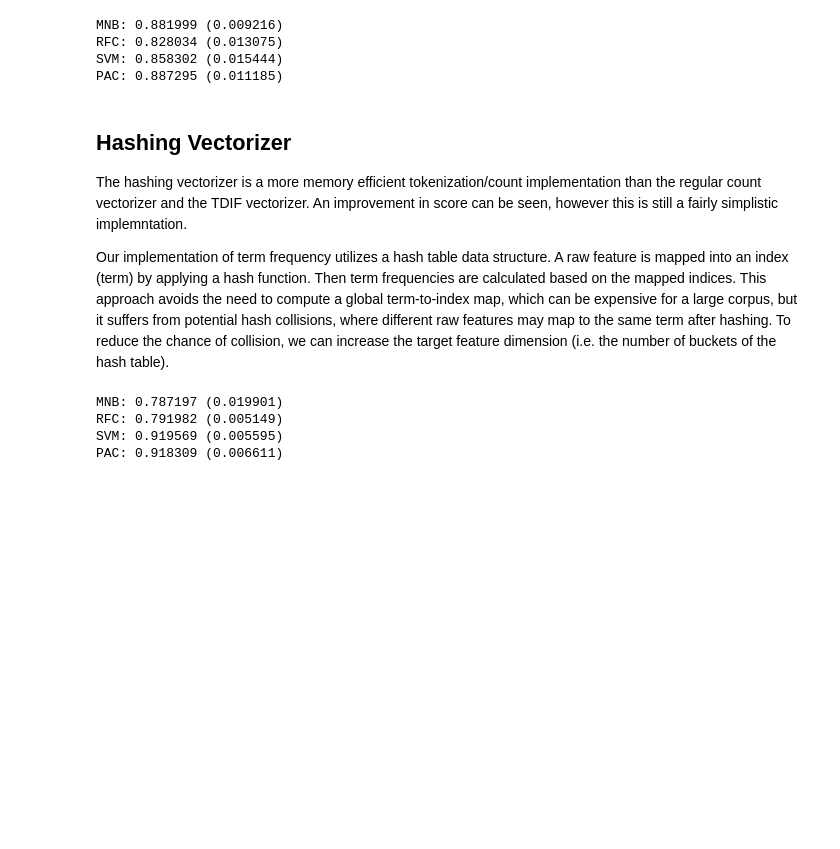
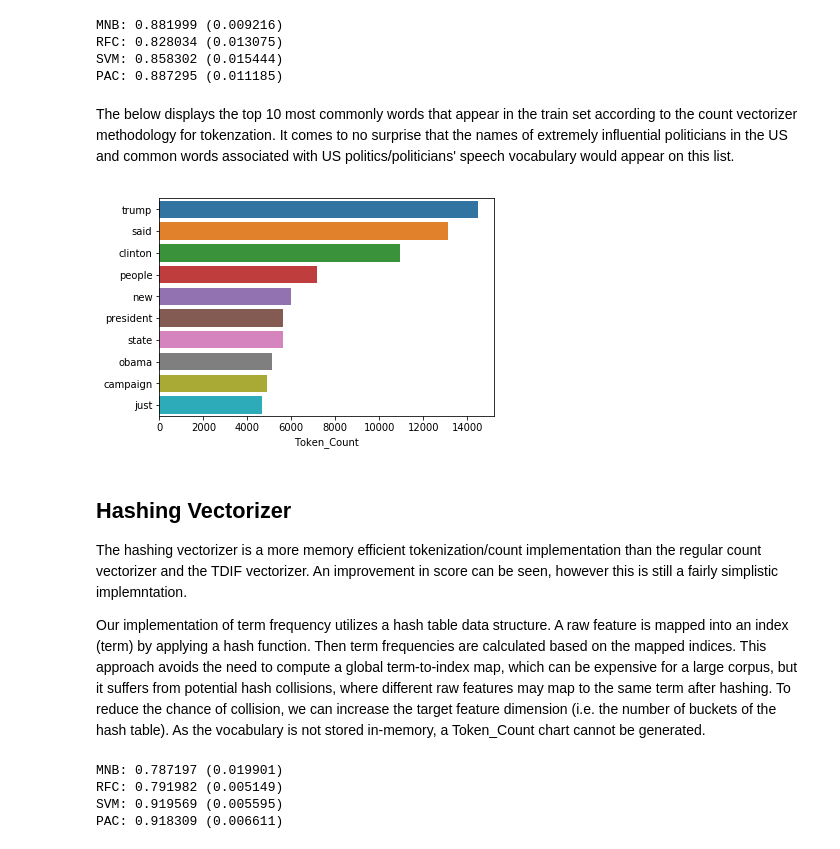
Before and after one commit to martinan92/NLP-FakeNews, a Jupyter notebook: First NLP Assignment (Martinez, Andrew; Miles, Sheena).ipynb, the cells around one changed output. Saved outputs shown, nothing was run; the diff lists cells and outputs as text; code cells hidden in the pictures; blank space fills up the shorter version.

Commit message:
Added most common token analysis

```diff
--- a/First NLP Assignment (Martinez, Andrew; Miles, Sheena).ipynb
+++ b/First NLP Assignment (Martinez, Andrew; Miles, Sheena).ipynb
@@ -234,6 +242,23 @@ def confusion_heat_map(test_set, prediction_set, class_names):
     plt.xlabel('Predicted label')
 
 
+def top_tokens(df, vectorizer, independent_var, number_of_tokens=10):
+    """
+        Returns a bar chart of the most common tokens given a particular
+        vectorizer implementation
+        --------
+    """
+    vectorizer_df = pd.DataFrame(vectorizer.fit_transform(df[independent_var]).toarray(),
+                                 columns=vectorizer.get_feature_names())
+
+    top_tokens = pd.DataFrame(vectorizer_df.sum(
+        axis=0).sort_values(ascending=False).head(number_of_tokens))
+    top_tokens.columns = ['Token_Count']
+
+    plt.figure()
+    ax = sns.barplot(x='Token_Count', y=top_tokens.index, data=top_tokens)
+
+
 def run_full_iteration(df, model, vectorizer, target_var, independent_var, size=0.2,
                        seed=12345, standalone=False, return_model=True, cv=5):
     """
@@ -252,7 +277,12 @@ def run_full_iteration(df, model, vectorizer, target_var, independent_var, size=
     print('Mean Accuracy after CV: {:.3f} +/- {:.03f}'.format(np.mean(accuracy), np.std(accuracy)))
     print('Best Accuracy after CV: {:.3f}'.format(max(accuracy)))
 
+    # Returns Confusion Matrix of Predictions against Real Values
     confusion_heat_map(y_test, pred, ['FAKE', 'REAL'])
+
+    # Returns graph of the top tokens
+    top_tokens(df, vectorizer, independent_var)
+
 
 
 def csv_conversion(df, y, id_field, old_target_name, filename, verbose=True):
@@ -308,6 +338,7 @@ class LemmaTokenizer(object):
         Created Lemmatizer object that is pipeline compatible.
         --------
     """
+
     def __init__(self):
         self.wnl = WordNetLemmatizer()
 
@@ -350,12 +381,18 @@ MNB: 0.881999 (0.009216)
 RFC: 0.828034 (0.013075)
 SVM: 0.858302 (0.015444)
 PAC: 0.887295 (0.011185)
+# %% [markdown]
+The below displays the top 10 most commonly words that appear in the train set according to the count vectorizer methodology for tokenzation. It comes to no surprise that the names of extremely influential politicians in the US and common words associated with US politics/politicians' speech vocabulary would appear on this list.
+# %%
+top_tokens(prepared_train_df, vectorizer, independent_var)
+# %% [output]
+[figure, added]
 # %% [markdown]
 ## Hashing Vectorizer
 
 The hashing vectorizer is a more memory efficient tokenization/count implementation than the regular count vectorizer and the TDIF vectorizer. An improvement in score can be seen, however this is still a fairly simplistic implemntation.
 
-Our implementation of term frequency utilizes a hash table data structure. A raw feature is mapped into an index (term) by applying a hash function. Then term frequencies are calculated based on the mapped indices. This approach avoids the need to compute a global term-to-index map, which can be expensive for a large corpus, but it suffers from potential hash collisions, where different raw features may map to the same term after hashing. To reduce the chance of collision, we can increase the target feature dimension (i.e. the number of buckets of the hash table).
+Our implementation of term frequency utilizes a hash table data structure. A raw feature is mapped into an index (term) by applying a hash function. Then term frequencies are calculated based on the mapped indices. This approach avoids the need to compute a global term-to-index map, which can be expensive for a large corpus, but it suffers from potential hash collisions, where different raw features may map to the same term after hashing. To reduce the chance of collision, we can increase the target feature dimension (i.e. the number of buckets of the hash table). As the vocabulary is not stored in-memory, a Token_Count chart cannot be generated.
 # %%
 vectorizer = HashingVectorizer(stop_words='english', non_negative=True)
 
```
Also changed, not shown: parts of 14 cells of this notebook.
